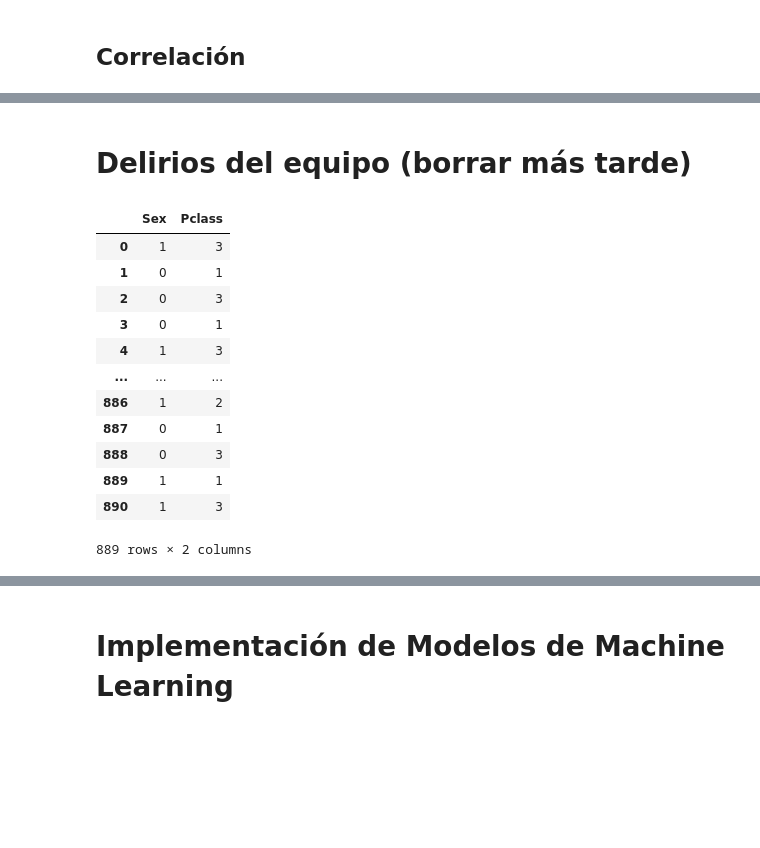
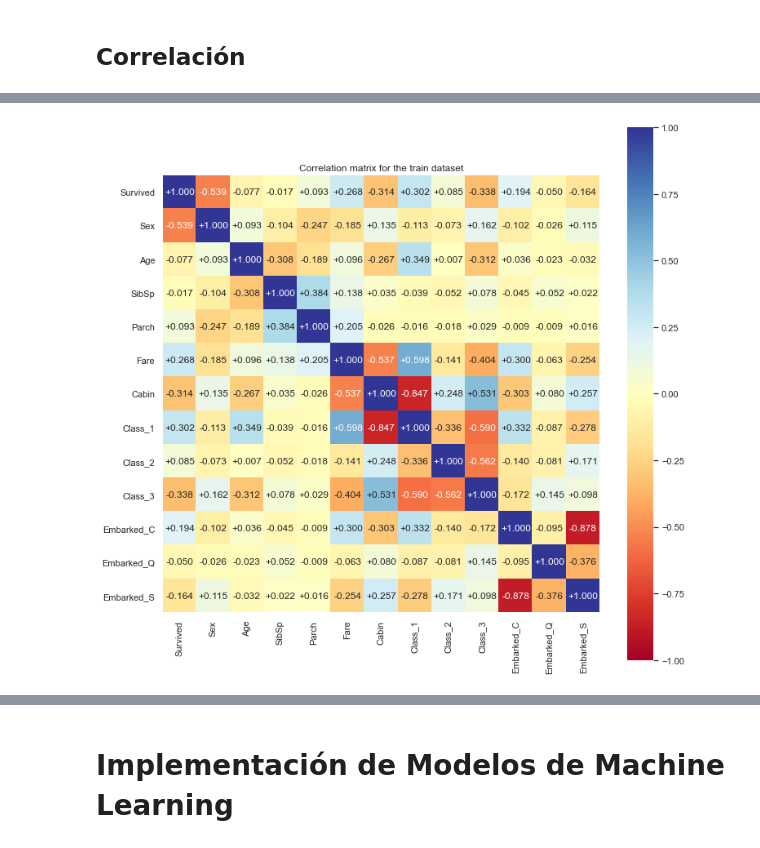
Before and after one commit to LedesmaIker18/Reto_Titanic, a Jupyter notebook: Análisis exploratorio.ipynb, the cells around one changed output, grey strips where cells are left out. Drawn from its saved outputs; the diff is of its cells as text; code cells hidden in the pictures; blank space fills up the shorter version.

```diff
--- a/Análisis exploratorio.ipynb
+++ b/Análisis exploratorio.ipynb
@@ -299,17 +418,2 @@ plt.grid()
 # %% [markdown]
 ## Correlación
-# %%
-from sklearn import preprocessing
-encoder = preprocessing.LabelEncoder()
-
-# 0: female
-# 1: male
-
-# 0: C
-# 1: Q
-# 2: S
-
-titanic['Sex'] = encoder.fit_transform(titanic['Sex'])
-titanic['Embarked'] = encoder.fit_transform(titanic['Embarked'])
-titanic['Cabin'] = encoder.fit_transform(titanic['Cabin'])
-titanic.head()
@@ -338,26 +420,9 @@ See the caveats in the documentation: https://pandas.pydata.org/pandas-docs/stab
 # %%
-plt.figure(figsize=(7,7))
+plt.figure(figsize=(12,12))
 sns.heatmap(titanic.corr(), cmap="RdYlBu",
     annot=True, square=True,
     vmin=-1, vmax=1, fmt="+.3f")
 plt.title("Correlation matrix for the train dataset")
 plt.show()
+# %% [output]
+[figure, added]
-# %% [markdown]
-# Delirios del equipo (borrar más tarde)
-# %%
-df = titanic[['Sex', 'Pclass']]
-df
-# %% [output]
-|  | Sex | Pclass |
-| 0 | 1 | 3 |
-| 1 | 0 | 1 |
-| 2 | 0 | 3 |
-| 3 | 0 | 1 |
-| 4 | 1 | 3 |
-| ... | ... | ... |
-| 886 | 1 | 2 |
-| 887 | 0 | 1 |
-| 888 | 0 | 3 |
-| 889 | 1 | 1 |
-| 890 | 1 | 3 |
-889 rows × 2 columns
```
Also changed, not shown: parts of 130 cells of this notebook.
